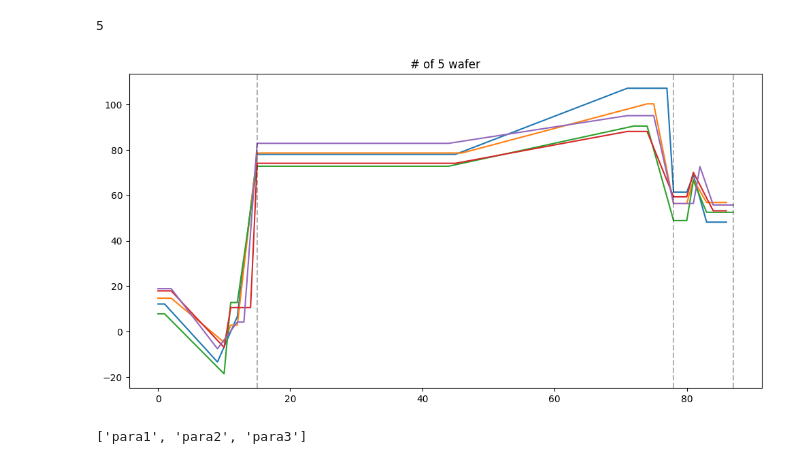
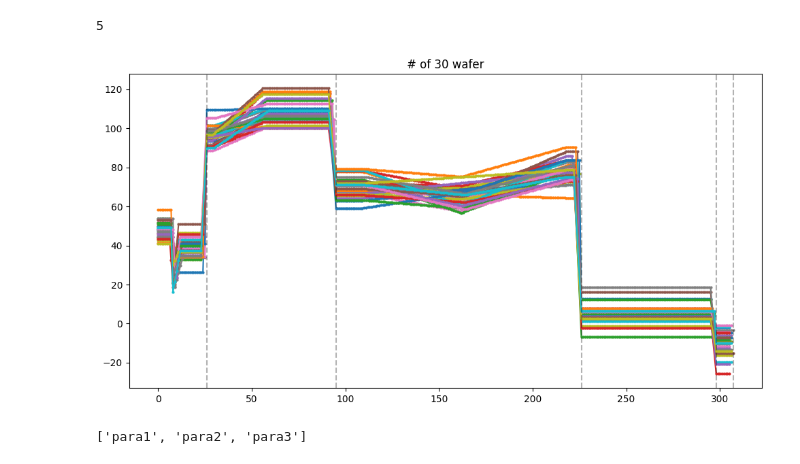
Before and after one commit to kEEPpp/TraceGenerator, a Jupyter notebook: notepad.ipynb, the cells around one changed output. Saved outputs shown, nothing was run; the diff lists cells and outputs as text; code cells hidden in the pictures.

```diff
--- a/notepad.ipynb
+++ b/notepad.ipynb
@@ -43,7 +43,7 @@ function_lists[0]
 # %%
 import random
 function = []
-for i in range(3):
+for i in range(5):
     function.append(random.choice(function_list))
 # %%
 function
@@ -54,11 +54,11 @@ random.randint(1, 5)
 # %% [output]
 5
 # %%
-gen = AutoGenerator1(n=5, max_value=100, min_value=0, function_list=function)
+gen = AutoGenerator_original(n=30, max_value=100, min_value=0, function_list=function)
 df = gen.generate_random_trace()
-gen.trace_checker(df, marker=False)
+gen.trace_checker(df, marker=True)
 # %% [output]
-[figure, old version]
+[figure, new version]
 # %%
 trans = df[0].transpose()
 # %%
```
Also changed, not shown: parts of 6 cells of this notebook, 1 other file.
